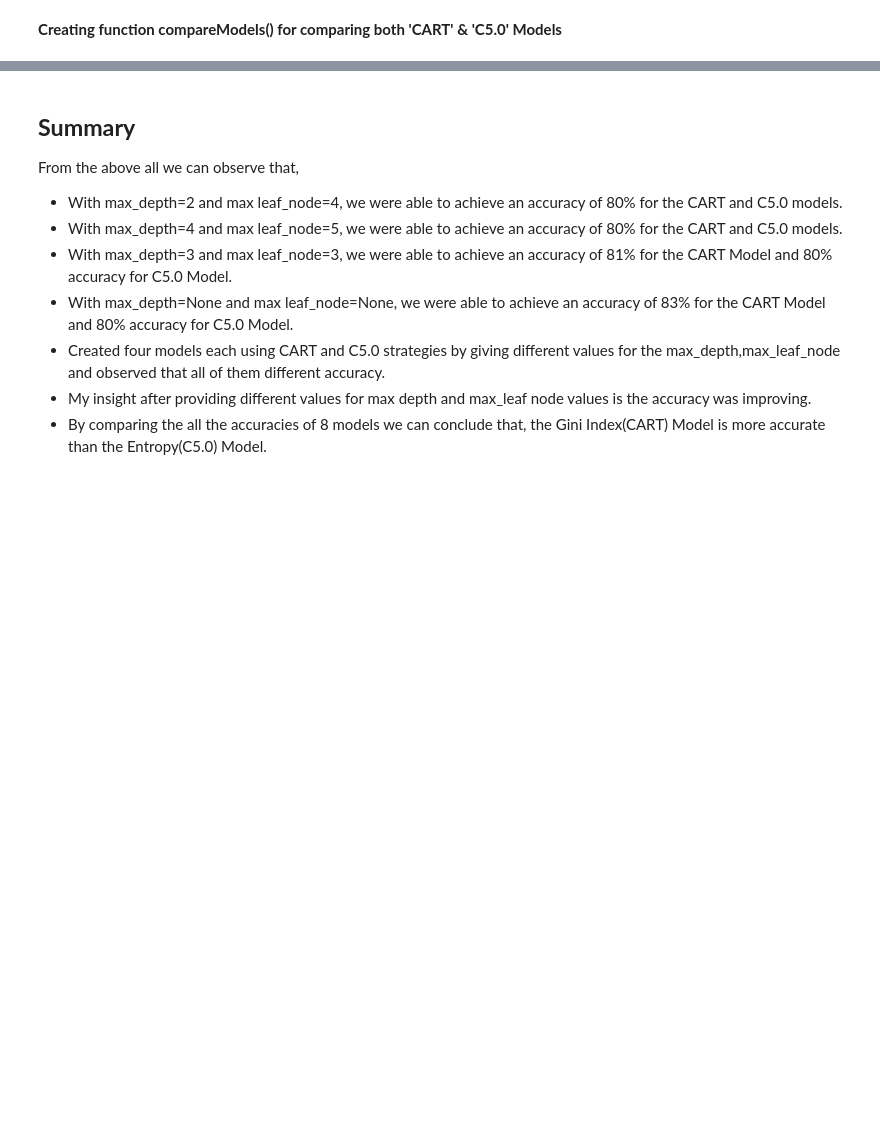
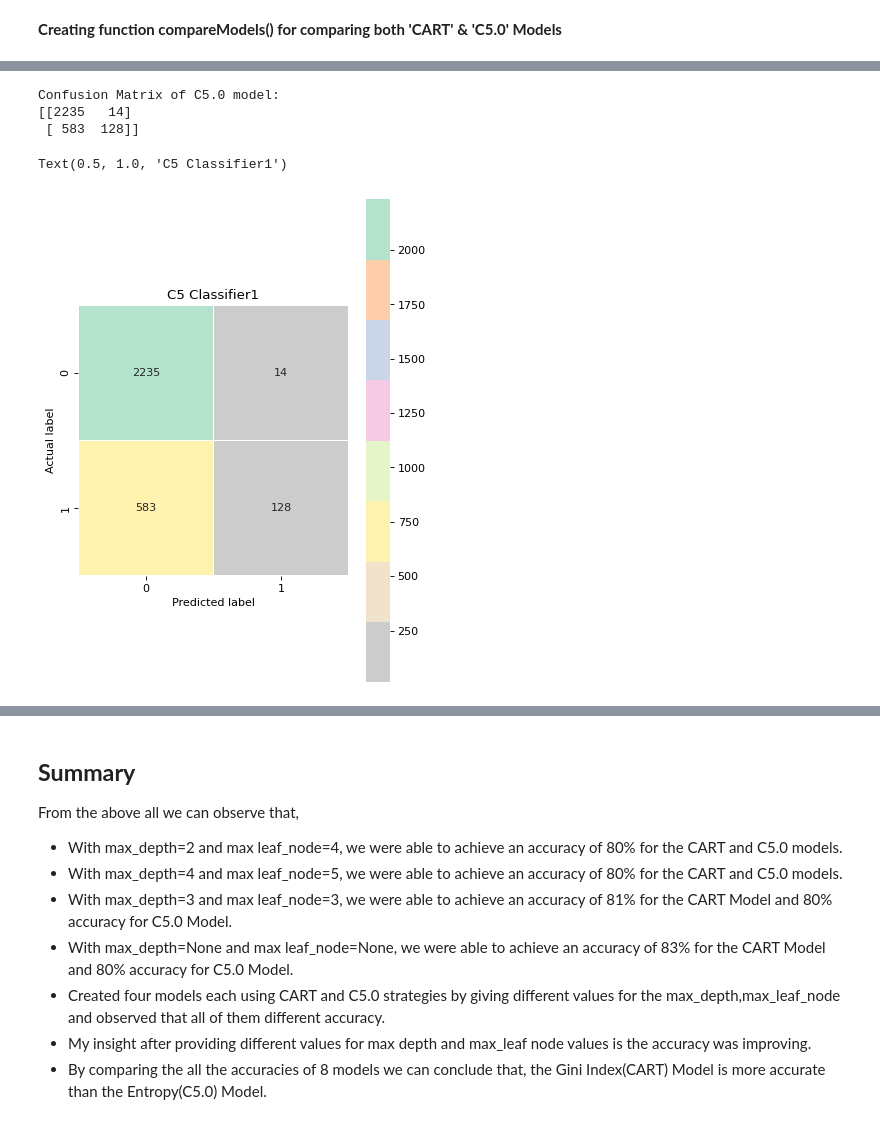
Before and after one commit to MugdhaYada/my_projects-IDS, a Jupyter notebook: HW6/Problem1.ipynb, the cells around one changed output, grey strips where cells are left out. Cells and saved outputs as stored; diff of their text form; code cells hidden in the pictures; blank space fills up the shorter version.

```diff
--- a/HW6/Problem1.ipynb
+++ b/HW6/Problem1.ipynb
@@ -417,0 +255,14 @@ C5.0 Model Training and Testing scores: 0.80, 0.80
+# %%
+# Display Confusion Matrix for C5_Classifier1
+plt.figure(figsize=(12, 8), dpi=80)
+
+print('Confusion Matrix of C5.0 model:')
+plt.subplot(1,2,2)
+C5_confusionMatrix1 = displayCM(C5_Classifier1, X_train, y_train, X_test, y_test)
+plt.title("C5 Classifier1")
+# %% [output]
+Confusion Matrix of C5.0 model:
+[[2235   14]
+ [ 583  128]]
+Text(0.5, 1.0, 'C5 Classifier1')
+[figure, added]
```
Also changed, not shown: parts of 49 cells of this notebook.
